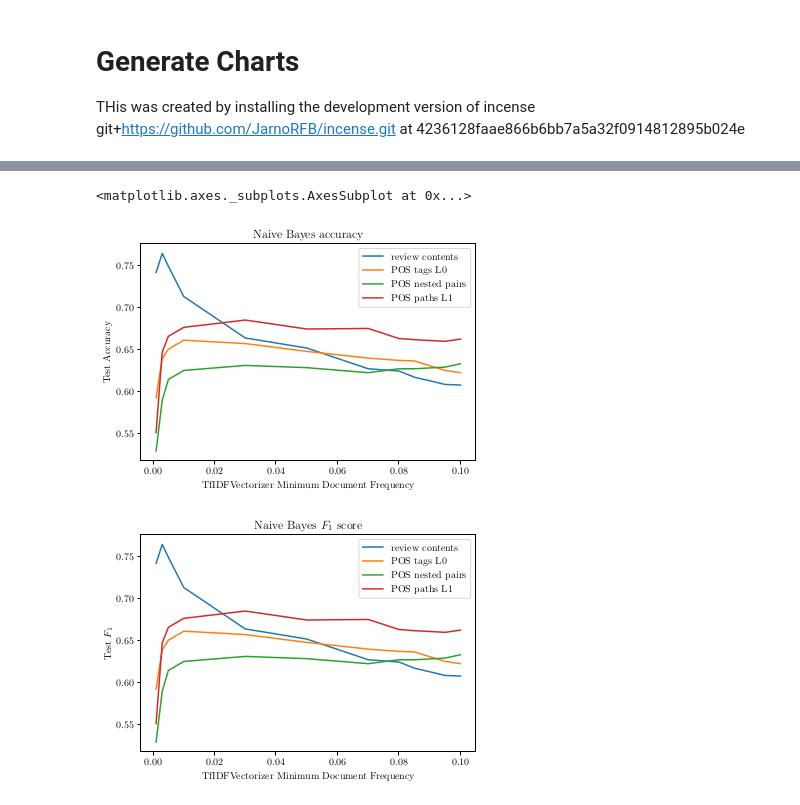
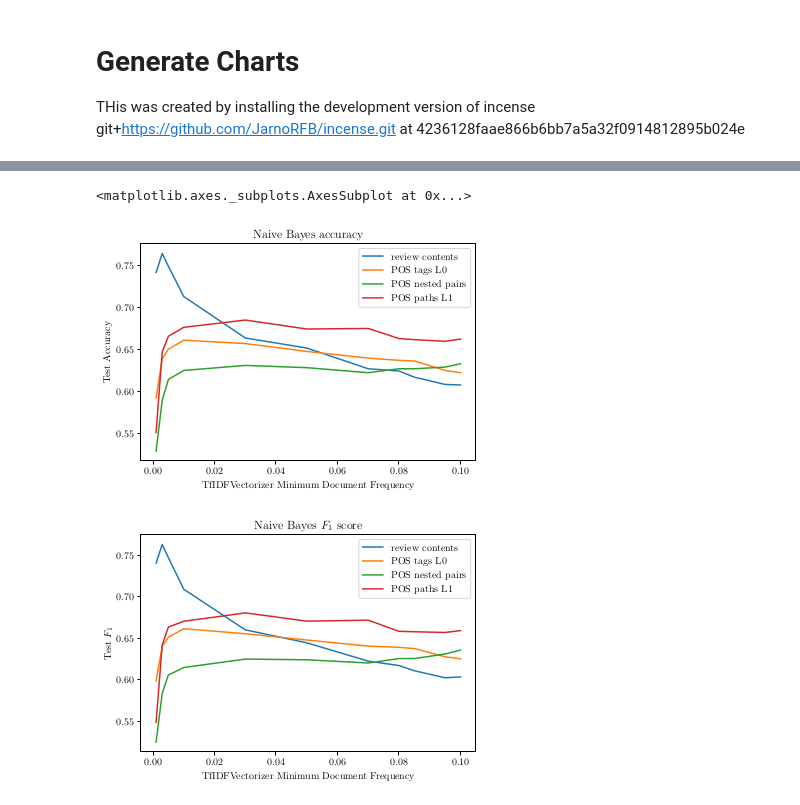
Before and after one commit to rvente/NLP-Final-Project, a Jupyter notebook: Code/orpheus/analysis/generate_charts.ipynb, the cells around one changed output, grey strips where cells are left out. Cells and saved outputs as stored; diff of their text form; code cells hidden in the pictures.

```diff
--- a/Code/orpheus/analysis/generate_charts.ipynb
+++ b/Code/orpheus/analysis/generate_charts.ipynb
@@ -38,7 +39,7 @@ plot('svc_df_acc.pkl', title="Linear SVC $F_1$ score", xlabel="TfIDFVectorizer M
 # %%
 plot('nb_df_acc.pkl', title="Naive Bayes accuracy", xlabel="TfIDFVectorizer Minimum Document Frequency", ylabel="Test Accuracy")
-plot('nb_df_acc.pkl', title="Naive Bayes $F_1$ score", xlabel="TfIDFVectorizer Minimum Document Frequency", ylabel="Test $F_1$")
+plot('nb_df_f1.pkl', title="Naive Bayes $F_1$ score", xlabel="TfIDFVectorizer Minimum Document Frequency", ylabel="Test $F_1$")
 # %% [output]
 <matplotlib.axes._subplots.AxesSubplot at 0x...>
 [figure]
-[figure, old version]
+[figure, new version]
```
Also changed, not shown: parts of 1 cell of this notebook.
